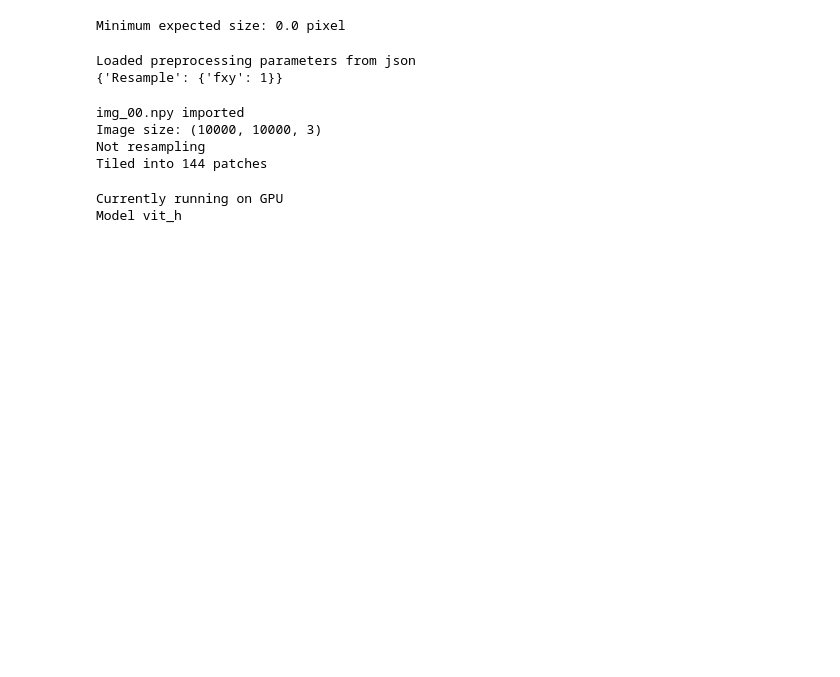
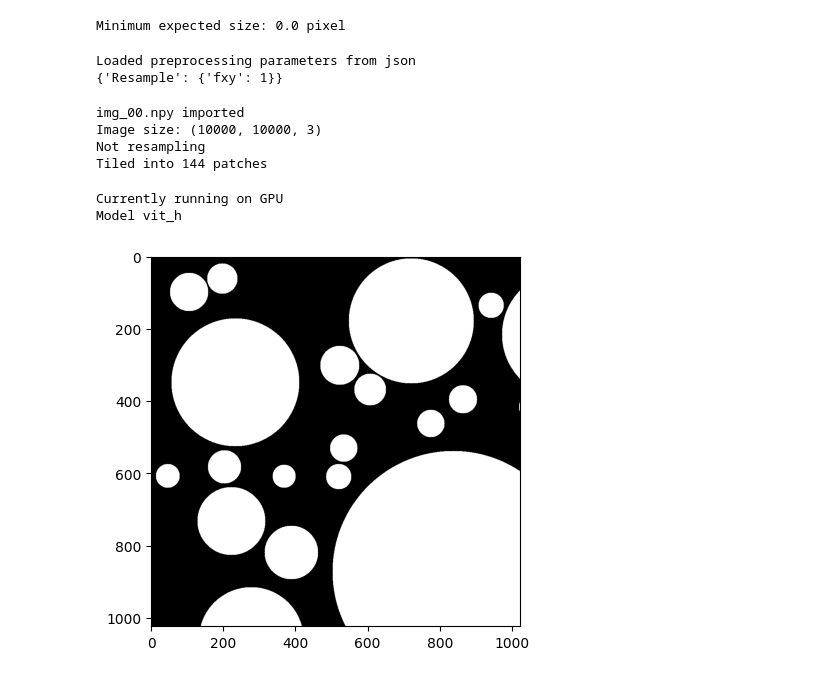
Before and after one commit to UP-RS-ESP/OrthoSAM, a Jupyter notebook: code/first_second_test.ipynb, the cells around one changed output. Saved outputs shown, nothing was run; the diff lists cells and outputs as text; code cells hidden in the pictures; blank space fills up the shorter version.

```diff
--- a/code/first_second_test.ipynb
+++ b/code/first_second_test.ipynb
@@ -95,0 +98,5 @@ Model vit_h
+# %%
+plt.imshow(patches[(0,0)])
+plt.show()
+# %% [output]
+[figure, added]
```
Also changed, not shown: parts of 3 cells of this notebook, 9 other files.
